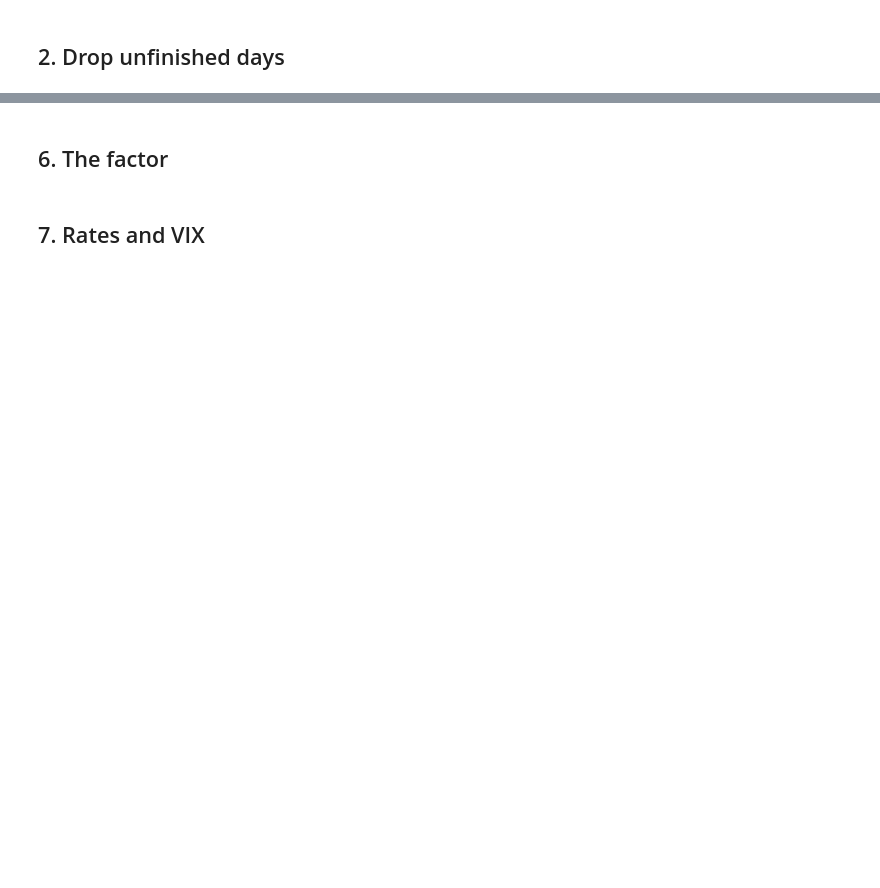
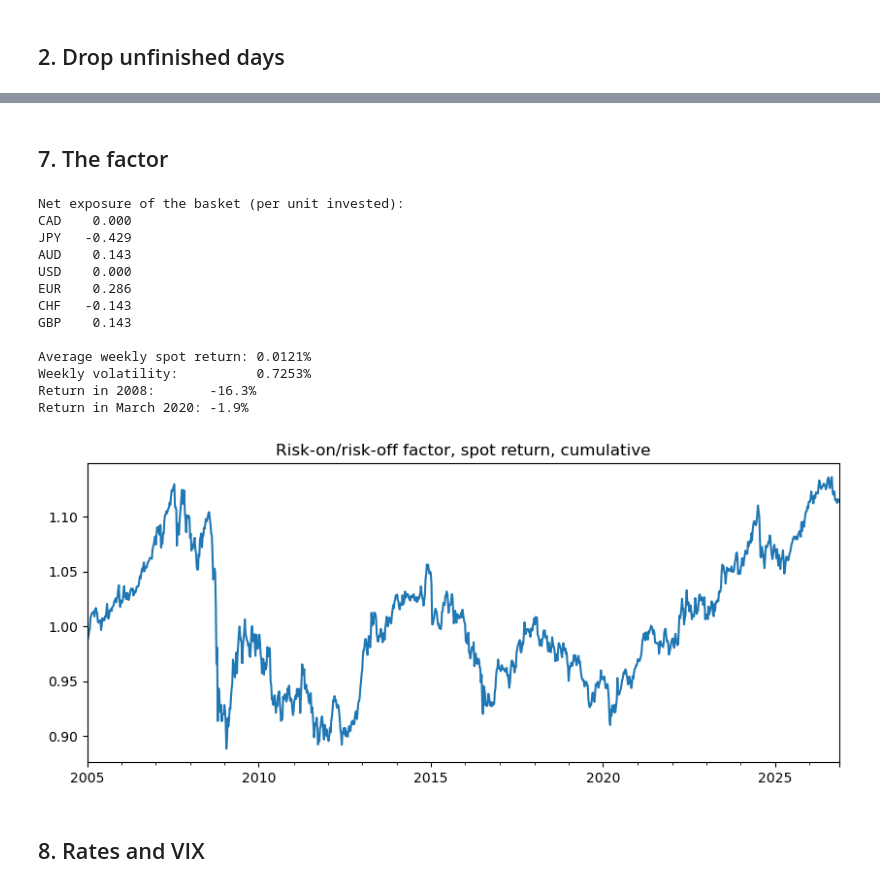
Before and after one commit to Roberto-Berardi/trend-following-fx-risk-factor, a Jupyter notebook: code/02_clean.ipynb, the cells around one changed output, grey strips where cells are left out. Drawn from its saved outputs; the diff is of its cells as text; code cells hidden in the pictures; blank space fills up the shorter version.

Commit message:
Clean data and build weekly factor

```diff
--- a/code/02_clean.ipynb
+++ b/code/02_clean.ipynb
@@ -43,0 +167,16 @@ os.makedirs(helpers.PROCESSED, exist_ok=True)
+# %%
+# Keep the last price of each week (Friday, or the last available day before it).
+# 'W-FRI' groups the days into weeks that end on Friday.
+weekly_px = closes.resample("W-FRI").last()
+weekly_sp = sp500.reindex(business_days).ffill().resample("W-FRI").last()
+
+# Drop the last week if it is not complete (the last day kept is before the Friday)
+last_friday = weekly_px.index[-1]
+if closes.index.max() < last_friday:
+    weekly_px = weekly_px.iloc[:-1]
+    weekly_sp = weekly_sp.iloc[:-1]
+
+weekly_ret = weekly_px.pct_change()
+
+print("Weeks:", len(weekly_px), "from", weekly_px.index[0].date(), "to", weekly_px.index[-1].date())
+weekly_ret.tail(3)
@@ -44,2 +189,2 @@ os.makedirs(helpers.PROCESSED, exist_ok=True)
 # %% [markdown]
-## 6. The factor
+## 7. The factor
@@ -48,2 +191,41 @@ os.makedirs(helpers.PROCESSED, exist_ok=True)
+# %%
+# The factor is the equal-weight basket of all 14 pairs, each held long.
+# Every pair is quoted so that being long it is a risk-on position, so the basket's net
+# exposure is long EUR, GBP and AUD against short JPY and CHF (USD and CAD cancel out).
+factor_spot = weekly_ret[helpers.ALL_PAIRS].mean(axis=1).rename("factor_spot")
+
+# Net exposure to each currency, in units per pair (used for the carry below)
+exposure = {}
+for p in helpers.ALL_PAIRS:
+    base, quote = p[:3], p[3:]
+    exposure[base] = exposure.get(base, 0) + 1 / len(helpers.ALL_PAIRS)
+    exposure[quote] = exposure.get(quote, 0) - 1 / len(helpers.ALL_PAIRS)
+exposure = pd.Series(exposure).round(3)
+print("Net exposure of the basket (per unit invested):")
+print(exposure.to_string())
+
+print()
+print(f"Average weekly spot return: {factor_spot.mean():.4%}")
+print(f"Weekly volatility:          {factor_spot.std():.4%}")
+
+# A quick look: 2008 and March 2020 should be clearly negative (risk-off)
+print("Return in 2008:      ", f"{(1 + factor_spot['2008']).prod() - 1:.1%}")
+print("Return in March 2020:", f"{(1 + factor_spot['2020-03']).prod() - 1:.1%}")
+(1 + factor_spot).cumprod().plot(figsize=(10, 4), title="Risk-on/risk-off factor, spot return, cumulative");
+# %% [output]
+Net exposure of the basket (per unit invested):
+CAD    0.000
+JPY   -0.429
+AUD    0.143
+USD    0.000
+EUR    0.286
+CHF   -0.143
+GBP    0.143
+
+Average weekly spot return: 0.0121%
+Weekly volatility:          0.7253%
+Return in 2008:       -16.3%
+Return in March 2020: -1.9%
+[figure, added]
 # %% [markdown]
-## 7. Rates and VIX
+## 8. Rates and VIX
```
Also changed, not shown: parts of 23 cells of this notebook, 1 other file.
